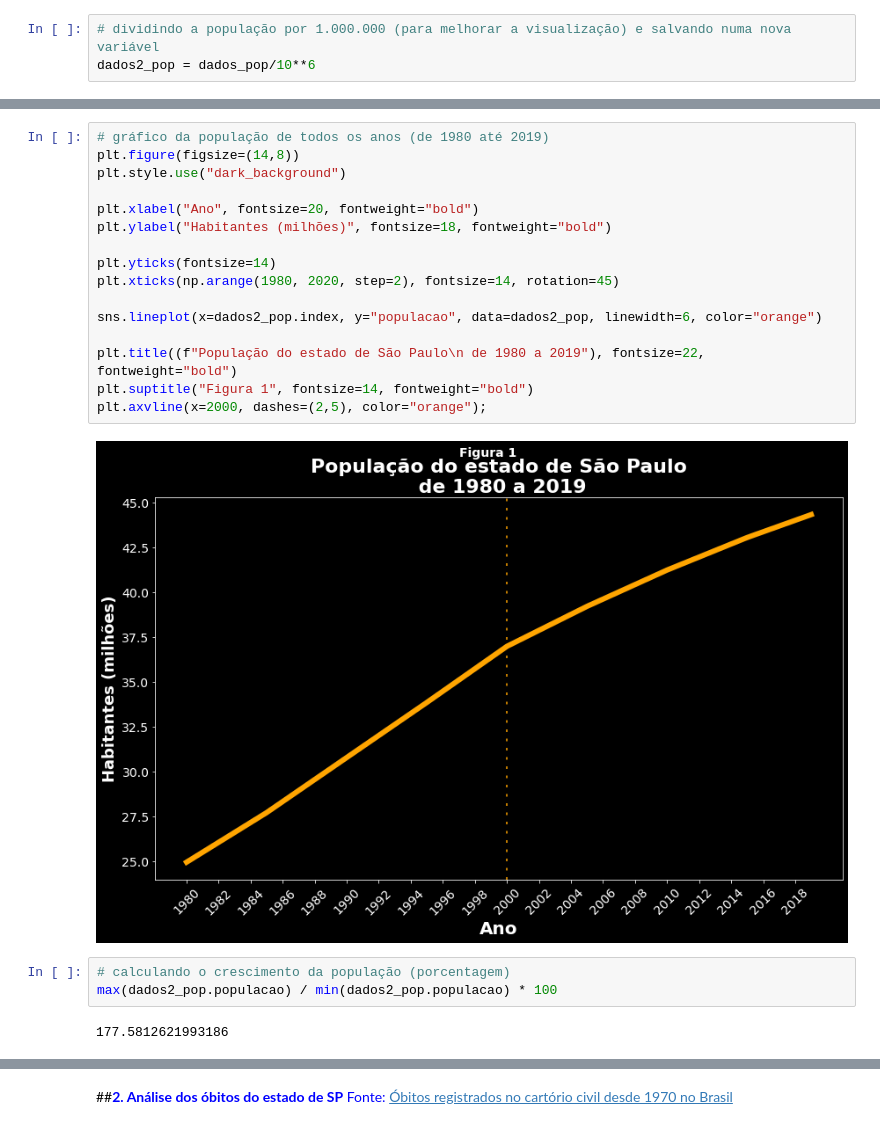
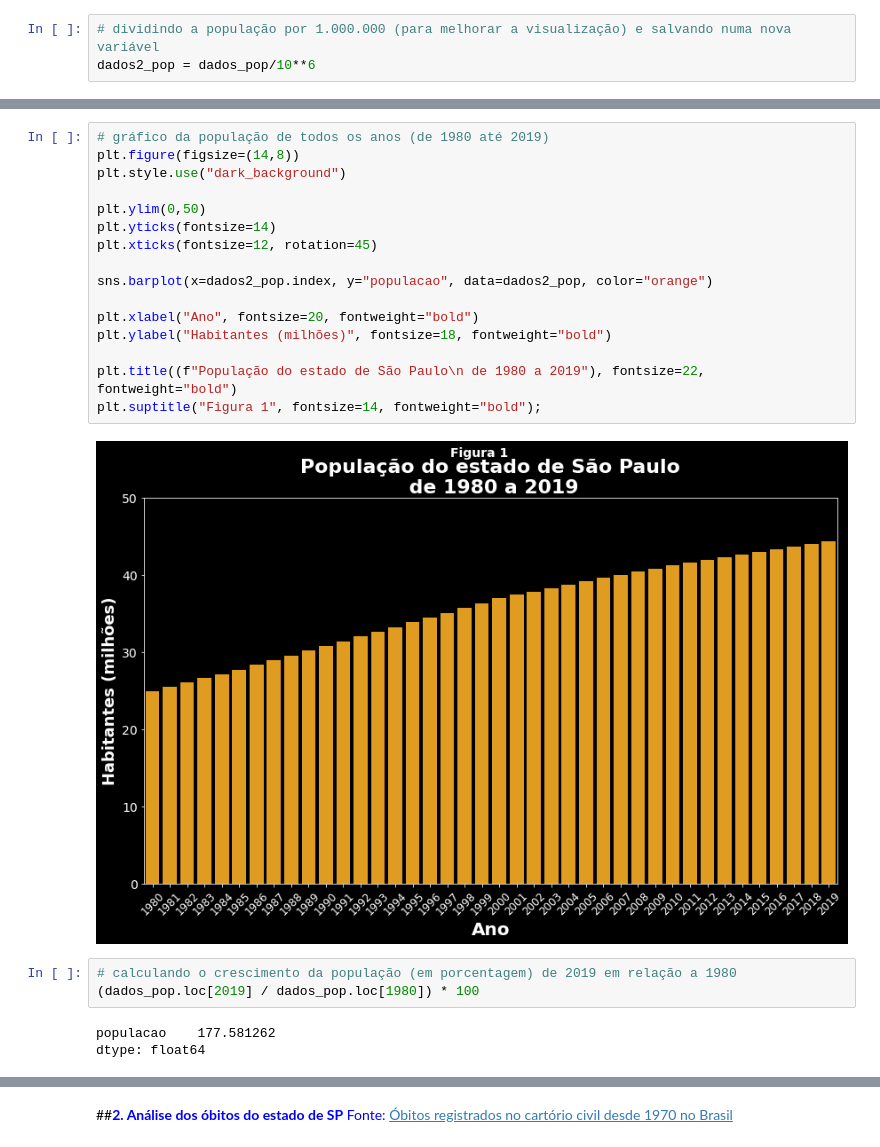
Before and after one commit to vanleiko/bootcamp-alura, a Jupyter notebook: Vanessa_Leiko.ipynb, the cells around one changed output, grey strips where cells are left out. Drawn from its saved outputs; the diff is of its cells as text.

```diff
--- a/Vanessa_Leiko.ipynb
+++ b/Vanessa_Leiko.ipynb
@@ -211,23 +211,24 @@ dados2_pop.head(3)
 # %%
 # gráfico da população de todos os anos (de 1980 até 2019)
 plt.figure(figsize=(14,8))
 plt.style.use("dark_background")
 
+plt.ylim(0,50)
+plt.yticks(fontsize=14)
+plt.xticks(fontsize=12, rotation=45)
+
+sns.barplot(x=dados2_pop.index, y="populacao", data=dados2_pop, color="orange")
+
 plt.xlabel("Ano", fontsize=20, fontweight="bold")
 plt.ylabel("Habitantes (milhões)", fontsize=18, fontweight="bold")
 
-plt.yticks(fontsize=14)
-plt.xticks(np.arange(1980, 2020, step=2), fontsize=14, rotation=45)
-
-sns.lineplot(x=dados2_pop.index, y="populacao", data=dados2_pop, linewidth=6, color="orange")
-
 plt.title((f"População do estado de São Paulo\n de 1980 a 2019"), fontsize=22, fontweight="bold")
-plt.suptitle("Figura 1", fontsize=14, fontweight="bold")
-plt.axvline(x=2000, dashes=(2,5), color="orange");
+plt.suptitle("Figura 1", fontsize=14, fontweight="bold");
 # %% [output]
-[figure, old version]
+[figure, new version]
 # %%
-# calculando o crescimento da população (porcentagem)
-max(dados2_pop.populacao) / min(dados2_pop.populacao) * 100
+# calculando o crescimento da população (em porcentagem) de 2019 em relação a 1980
+(dados_pop.loc[2019] / dados_pop.loc[1980]) * 100
 # %% [output]
-177.5812621993186
+populacao    177.581262
+dtype: float64
```
Also changed, not shown: parts of 77 cells of this notebook.
